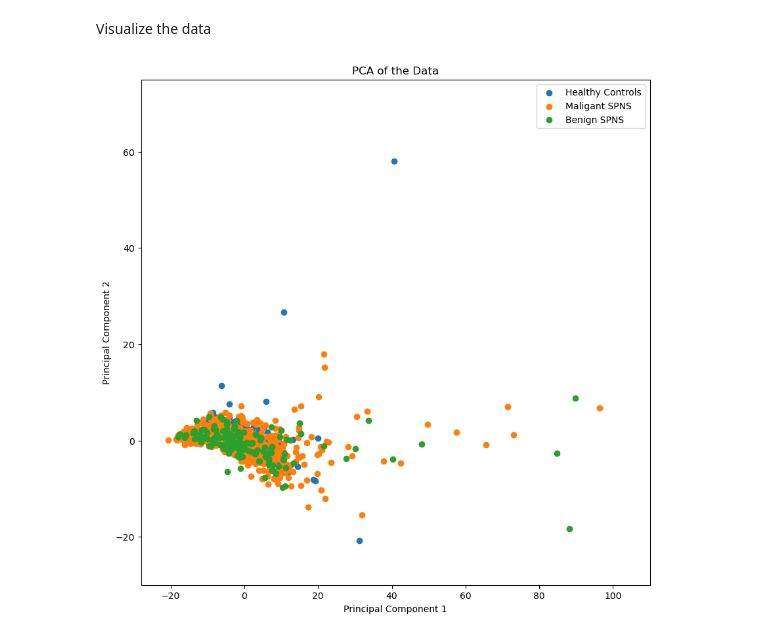
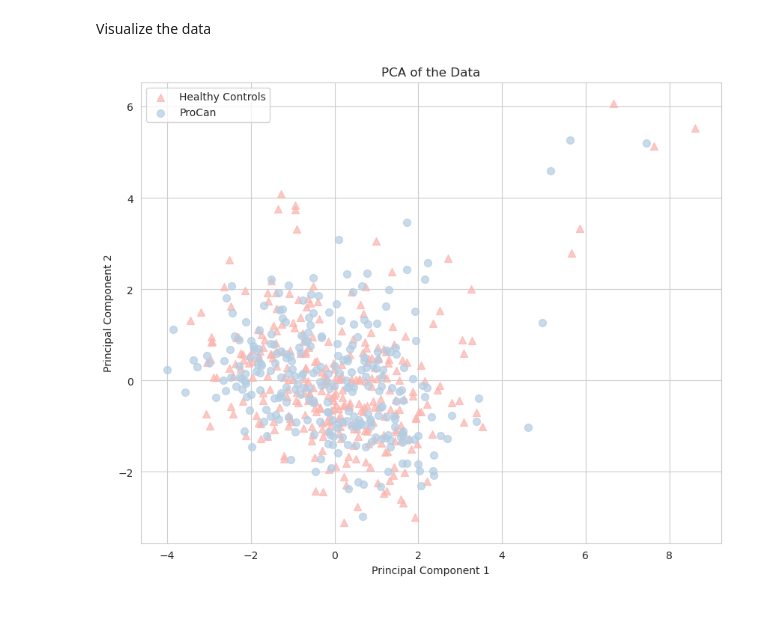
Before and after one commit to MarcoNapoleone/thesis, a Jupyter notebook: notebooks/pca/ST002498_PCA.ipynb, the cells around one changed output. Cells and saved outputs as stored; diff of their text form; code cells hidden in the pictures.

Commit message:
v 1.8 - ST002498 visualization

```diff
--- a/notebooks/pca/ST002498_PCA.ipynb
+++ b/notebooks/pca/ST002498_PCA.ipynb
@@ -17,3 +14,19 @@ Filling missing values with the mean
 df.fillna(df.mean(), inplace=True)
 # %% [markdown]
 Performing PCA to reduce the number of features and visualizing the data
+# %%
+from sklearn.decomposition import PCA
+from sklearn.preprocessing import MinMaxScaler
+
+# Separate features and labels
+X = df.drop('Diagnosis', axis=1)
+y = df['Diagnosis']
+
+# Standardize the features
+scaler = MinMaxScaler()
+X = scaler.fit_transform(X)
+
+# Perform PCA
+num_components = 10  # You can adjust this number based on your needs
+pca = PCA(n_components=num_components)
+X_pca = pca.fit_transform(X)
@@ -20,37 +45,23 @@ Performing PCA to reduce the number of features and visualizing the data
 # %%
-from sklearn.decomposition import PCA
-from sklearn.preprocessing import StandardScaler
-
-# Separate features and labels
-X = df.drop('Phenotypes', axis=1)
-y = df['Phenotypes']
-
-# Standardize the features
-scaler = StandardScaler()
-X_std = scaler.fit_transform(X)
-
-# Perform PCA
-num_components = 10  # You can adjust this number based on your needs
-pca = PCA(n_components=num_components)
-X_pca = pca.fit_transform(X_std)
 
 # Create a DataFrame with the PCA results
 pca_df = pd.DataFrame(data=X_pca, columns=[f'PC{i}' for i in range(1, num_components + 1)])
-pca_df['Phenotypes'] = y
+pca_df['Diagnosis'] = y
 # %% [markdown]
 Visualize the data
 # %%
-plt.figure(figsize=(10, 10))
-labels = ['Healthy Controls', 'Maligant SPNS', 'Benign SPNS']  # Adjust labels based on your class labels
+plt.figure(figsize=(10, 8))
+labels = ['Healthy Controls', 'ProCan']  # Adjust labels based on your class labels
 for i, label in enumerate(labels):
-    plt.scatter(pca_df.loc[pca_df['Phenotypes'] == i, 'PC1'], pca_df.loc[pca_df['Phenotypes'] == i, 'PC2'], label=label)
+    plt.scatter(pca_df.loc[pca_df['Diagnosis'] == i, 'PC1'],
+                pca_df.loc[pca_df['Diagnosis'] == i, 'PC2'],
+                label=label, alpha=0.7, s=50, marker={0: '^', 1: 'o'}[i])
 
 plt.xlabel('Principal Component 1')
 plt.ylabel('Principal Component 2')
-plt.xlim([-28, 110])
-plt.ylim([-30, 75])
+
 plt.title('PCA of the Data')
 plt.legend()
 plt.show()
 # %% [output]
-[figure, old version]
+[figure, new version]
```
Also changed, not shown: parts of 6 cells of this notebook, 3 other files.
